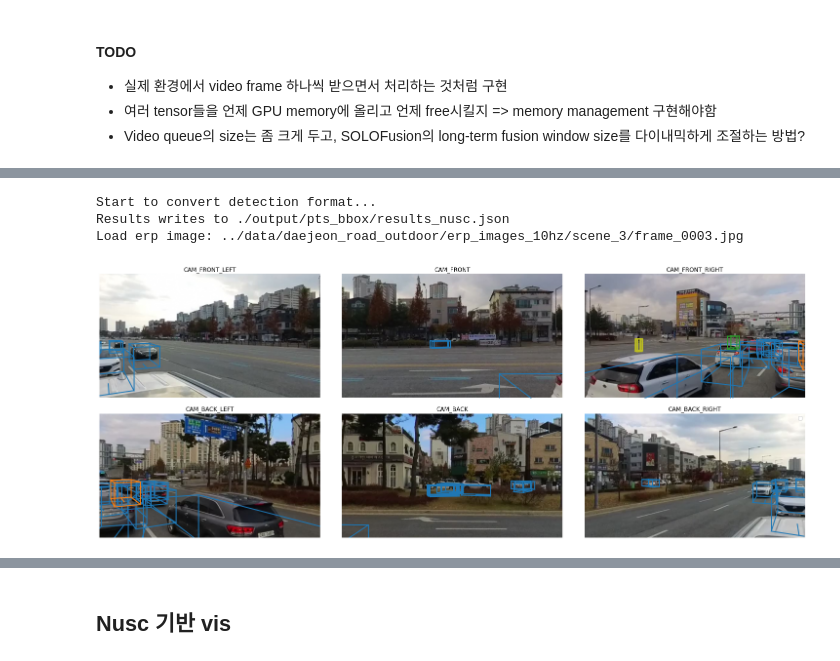
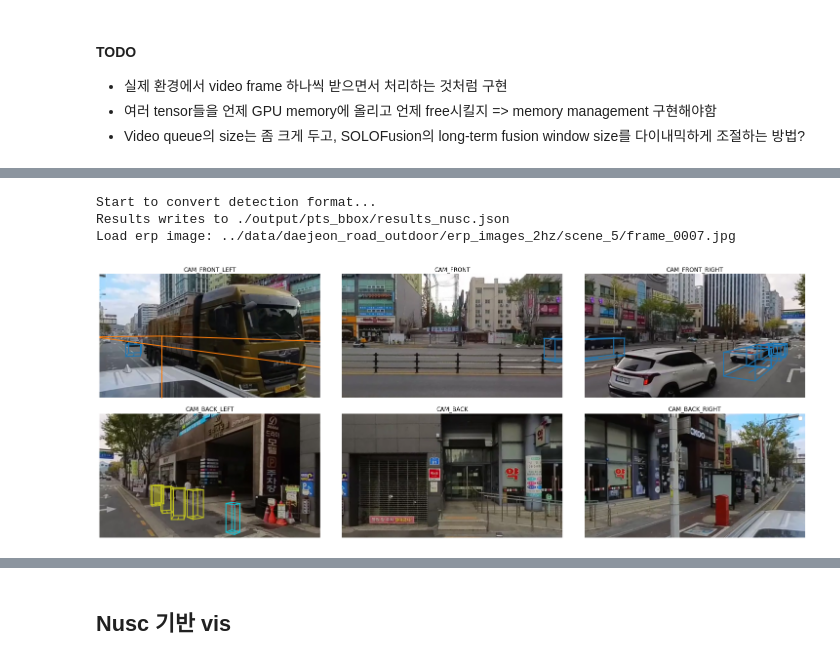
Before and after one commit to jeho-lee/Insta360-BEVDet, a Jupyter notebook: bevdet_insta360_test.ipynb, the cells around one changed output, grey strips where cells are left out. Cells and saved outputs as stored; diff of their text form; code cells hidden in the pictures.

Commit message:
Performance checking from nuscenes without ppose data

```diff
--- a/bevdet_insta360_test.ipynb
+++ b/bevdet_insta360_test.ipynb
@@ -621,6 +626,7 @@ sensor2ego_rot_eulers = {'CAM_FRONT_LEFT': [-90.0, 0.0, 60.0],
 
 # x, y 좌표는 ego sensor와 virtual tangent sensor 간에 차이가 없는게 맞음
 # 그럼 왜 z는?
+
 # sensor2ego_trans = [0.0, 0.0, 0.0]
 sensor2ego_trans = [0.0, 0.0, 1.5]
 
@@ -649,9 +655,11 @@ sensor2ego_mats = torch.stack(sensor2ego_mats)
 # ego2global_rotation = np.array([1.0, 0.0, 0.0, 0.0])
 # ego2global_translation = np.array([0.0, 0.0, 0.0])
 
-scene_dir = "scene_3/"
-# erp_img_root = "../data/daejeon_road_outdoor/erp_images_2hz/"
-erp_img_root = "../data/daejeon_road_outdoor/erp_images_10hz/"
+scene_dir = "scene_5/"
+# scene_dir = "scene_4_no_flowstate/"
+
+erp_img_root = "../data/daejeon_road_outdoor/erp_images_2hz/"
+# erp_img_root = "../data/daejeon_road_outdoor/erp_images_10hz/"
 
 erp_files = []
 for filename in os.listdir(erp_img_root + scene_dir):
@@ -736,8 +744,11 @@ campose_input_crop = (0, 168, 640, 360)
 
 bda = torch.eye(3).unsqueeze(0).to(device) # TODO
 
+cur_erp_img = get_erp_img(erp_files[sample_idx]) # current erp image
 with torch.no_grad():
-    cur_erp_img = get_erp_img(erp_files[sample_idx]) # current erp image
+
+    torch.cuda.synchronize() # @@@@@@@@@@@@@@@@@@@@@@@@@@@@@@@@@@@@@
+    start_time = time.perf_counter() # @@@@@@@@@@@@@@@@@@@@@@@@@@@@@
 
     """ 1. 현재 frame (sample_idx)에 대한 정보들 획득 """
     cur_data = {'sample_idx': sample_idx}
@@ -775,9 +786,9 @@ with torch.no_grad():
                                 img_conf['to_rgb']) # time (ms):  5.79
         # patch = torch.from_numpy(patch).permute(2, 0, 1) # BEVDepth 버전
         patch = torch.tensor(patch).float().permute(2, 0, 1).contiguous() # BEVDet 버전 - 결과는 같음, 시간차이?
+
         patch = patch.to(device) # time (ms): 1.20
         patches.append(patch)
-
     cur_data['patches'] = patches
     cur_data['pose_inputs'] = pose_inputs
 
@@ -881,6 +892,7 @@ with torch.no_grad():
     mlp_input = model.img_view_transformer.get_mlp_input(rots, trans, intrins, post_rots, post_trans, bda)
     inputs_curr = (imgs, rots, trans, intrins, post_rots, post_trans, bda, mlp_input)
 
+    # img_view_transformer.accelerate -> True (29 ms) / False (36 ms)
     cur_bev_feat, cur_depth = model.prepare_bev_feat(*inputs_curr)
 
     cur_data['bev_feat'] = cur_bev_feat
@@ -895,15 +907,15 @@ with torch.no_grad():
     # select target video frames
     target_indexes = []
     for select_id in range(0, window_size): # select last N frames from vqueue
-        if len(vqueue) > vq_size:
-            t_idx = cur_data['sample_idx'] - select_id
+        if len(vqueue) >= vq_size:
+            t_idx = (vq_size-1) - select_id # TODO 여기 수정! 20 넘어가면 target index 첫 번째는 20이어야 함
         else:
             t_idx = max(cur_data['sample_idx'] - select_id, 0)
         target_indexes.append(t_idx)
 
-    print(f"Enqueued {cur_data['sample_idx']}th data, vqueue size: {len(vqueue)}")
-    for t_idx in target_indexes:
-        print(f"{vqueue[t_idx]['sample_idx']}th input data is selected")
+    # print(f"Enqueued {cur_data['sample_idx']}th data, vqueue size: {len(vqueue)}")
+    # for t_idx in target_indexes:
+    #     print(f"{vqueue[t_idx]['sample_idx']}th input data is selected")
 
     """ 4. align previous features to current frame """
     trans_curr = trans.repeat(window_size - 1, 1, 1)
@@ -943,6 +955,8 @@ with torch.no_grad():
                                     bda_curr)
     aligned_bev_feat_list.append(feat_prev.view(1, (window_size - 1) * BEV_C, BEV_H, BEV_W))
     bev_feat = torch.cat(aligned_bev_feat_list, dim=1) # torch.Size([1, 720, 128, 128])
+
+    # BEV feature encoding
     encoded_bev_feat = model.bev_encoder(bev_feat) # torch.Size([1, 256, 128, 128])
     encoded_bev_feat = [encoded_bev_feat]
 
@@ -952,12 +966,7 @@ with torch.no_grad():
     for result_dict, pts_bbox in zip(bbox_list, bbox_pts):
         result_dict['pts_bbox'] = pts_bbox
 
-    # starter.record()
-
-    # do something
-
-    # ender.record()
-    # torch.cuda.synchronize()
-    # inference_time = starter.elapsed_time(ender)
-    # print("inference time (ms): ", inference_time)
+    torch.cuda.synchronize() # @@@@@@@@@@@@@@@@@@@@@@@@@@@@@@@@@@@@@
+    elapsed = time.perf_counter() - start_time # @@@@@@@@@@@@@@@@@@@
+    print("time (ms): ", elapsed * 1000) # @@@@@@@@@@@@@@@@@@@@@@@@@
 # %% [output]
@@ -990,7 +990,7 @@ vis_persp = F.grid_sample(vis_erp_img, vis_grid, mode='bilinear', padding_mode='
 vis_persp_reshape = F.unfold(vis_persp, kernel_size=(vis_tangent_h, vis_tangent_w), stride=(vis_tangent_h, vis_tangent_w))
 vis_persp_reshape = vis_persp_reshape.reshape(1, 3, vis_tangent_h, vis_tangent_w, n_patch).cpu()
 
-# Visualize Tangent patches
+# Visualize Raw images
 # patch_num = 0
 # for num_col in num_cols:
 #     patch_num = num_col + patch_num
@@ -1040,7 +1040,7 @@ show_classes=[
 ]
 
 # Set cameras
-threshold = 0.3
+threshold = 0.35
 show_range = 60
 
 # Set figure size
@@ -1077,6 +1077,7 @@ for i, cam in enumerate(views):
     ego2global_rotation = np.concatenate([quat_w, quat_xyz]).tolist()
 
     sensor2ego_trans = cur_data['sensor2ego_mats'][i][:3, -1].cpu().numpy().tolist()
+
     sensor2ego_rot = cur_data['sensor2ego_mats'][i][:3, :3].cpu().numpy().tolist()
     r = R.from_matrix(sensor2ego_rot)
     quat = r.as_quat()
@@ -1101,32 +1102,32 @@ for i, cam in enumerate(views):
             box.translate(-np.array(ego2global_translation))
             box.rotate(Quaternion(ego2global_rotation).inverse)
 
             # box를 ego => camera로 이동
             box.translate(-np.array(sensor2ego_trans))
             box.rotate(Quaternion(sensor2ego_rot).inverse)
 
             if box_in_image(box, intrinsic, imsize, vis_level=box_vis_level):
                 c=cm.get_cmap('tab10')(show_classes.index(box.name))
 
                 # box를 camera => image로 이동해서 render
                 box.render(plt, view=intrinsic, normalize=True, colors=(c, c, c))
 
 # Set legend
 handles, labels = plt.gca().get_legend_handles_labels()
 by_label = dict(zip(labels, handles))
 plt.legend(by_label.values(),
            by_label.keys(),
            loc='upper right',
            framealpha=1)
 
 plt.tight_layout(w_pad=0, h_pad=2)
 # save_name ='output_%06d.jpg' % idx
 # plt.savefig(save_path+save_name)
 
 plt.show()
 plt.close()
 # %% [output]
 Start to convert detection format...
 Results writes to ./output/pts_bbox/results_nusc.json
-Load erp image: ../data/daejeon_road_outdoor/erp_images_10hz/scene_3/frame_0003.jpg
+Load erp image: ../data/daejeon_road_outdoor/erp_images_2hz/scene_5/frame_0007.jpg
-[figure, old version]
+[figure, new version]
```
Also changed, not shown: parts of 12 cells of this notebook, 2 other files.
